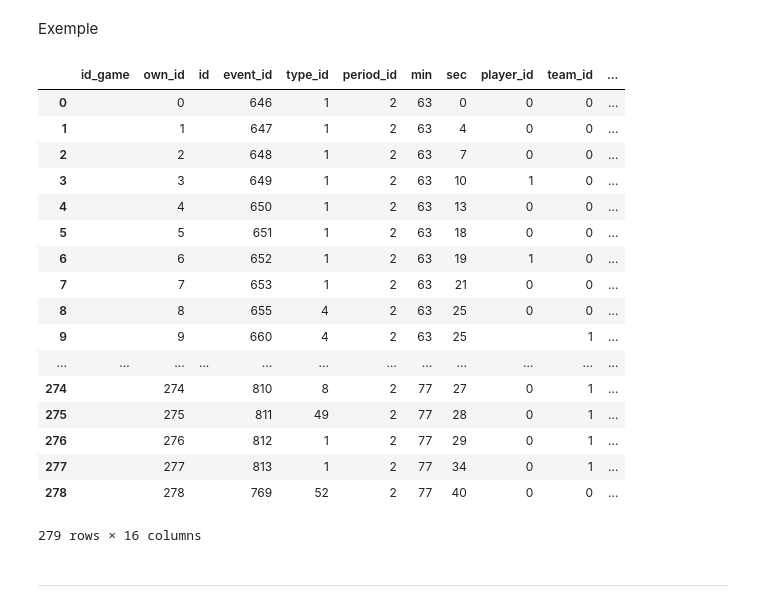
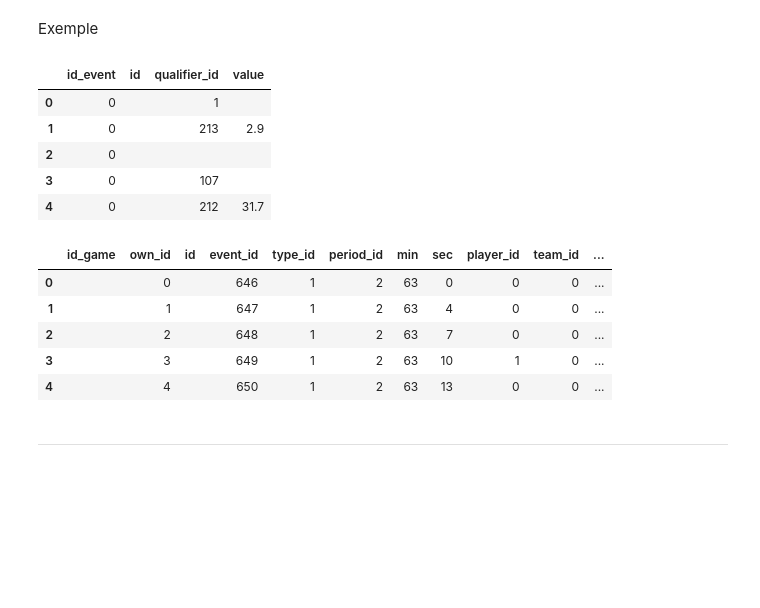
Before and after one commit to Ericonaldo/psg-challenge, a Jupyter notebook: Step_by_step.ipynb, the cells around one changed output. Cells and saved outputs as stored; diff of their text form; code cells hidden in the pictures; blank space fills up the shorter version.

```diff
--- a/Step_by_step.ipynb
+++ b/Step_by_step.ipynb
@@ -94,27 +96,24 @@ Exemple
 test_file = r"Exemple de fichier pour base de test - f24-24-2016-853285-eventdetails_test_hackathon_2.xml"
 #test_file = r'D:\PSG\French Ligue One 20162017 season - Match Day 1- 19\f24-24-2016-853139-eventdetails.xml'
 game_df, event_df, q_df = parse_xml_file(test_file)
+# %%
+q_df.head()
+# %% [output]
+|  | id_event | id | qualifier_id | value |
+| 0 | 0 |  | 1 |  |
+| 1 | 0 |  | 213 | 2.9 |
+| 2 | 0 |  |  |  |
+| 3 | 0 |  | 107 |  |
+| 4 | 0 |  | 212 | 31.7 |
 # %%
-event_df
+event_df.head()
 # %% [output]
 |  | id_game | own_id | id | event_id | type_id | period_id | min | sec | player_id | team_id | ... |
 | 0 |  | 0 |  | 646 | 1 | 2 | 63 | 0 | 0 | 0 | ... |
 | 1 |  | 1 |  | 647 | 1 | 2 | 63 | 4 | 0 | 0 | ... |
 | 2 |  | 2 |  | 648 | 1 | 2 | 63 | 7 | 0 | 0 | ... |
 | 3 |  | 3 |  | 649 | 1 | 2 | 63 | 10 | 1 | 0 | ... |
 | 4 |  | 4 |  | 650 | 1 | 2 | 63 | 13 | 0 | 0 | ... |
-| 5 |  | 5 |  | 651 | 1 | 2 | 63 | 18 | 0 | 0 | ... |
-| 6 |  | 6 |  | 652 | 1 | 2 | 63 | 19 | 1 | 0 | ... |
-| 7 |  | 7 |  | 653 | 1 | 2 | 63 | 21 | 0 | 0 | ... |
-| 8 |  | 8 |  | 655 | 4 | 2 | 63 | 25 | 0 | 0 | ... |
-| 9 |  | 9 |  | 660 | 4 | 2 | 63 | 25 |  | 1 | ... |
-| ... | ... | ... | ... | ... | ... | ... | ... | ... | ... | ... | ... |
-| 274 |  | 274 |  | 810 | 8 | 2 | 77 | 27 | 0 | 1 | ... |
-| 275 |  | 275 |  | 811 | 49 | 2 | 77 | 28 | 0 | 1 | ... |
-| 276 |  | 276 |  | 812 | 1 | 2 | 77 | 29 | 0 | 1 | ... |
-| 277 |  | 277 |  | 813 | 1 | 2 | 77 | 34 | 0 | 1 | ... |
-| 278 |  | 278 |  | 769 | 52 | 2 | 77 | 40 | 0 | 0 | ... |
-279 rows × 16 columns
 # %% [markdown]
 _________________________
 # %% [markdown]
```
Also changed, not shown: parts of 32 cells of this notebook, 3 other files.
